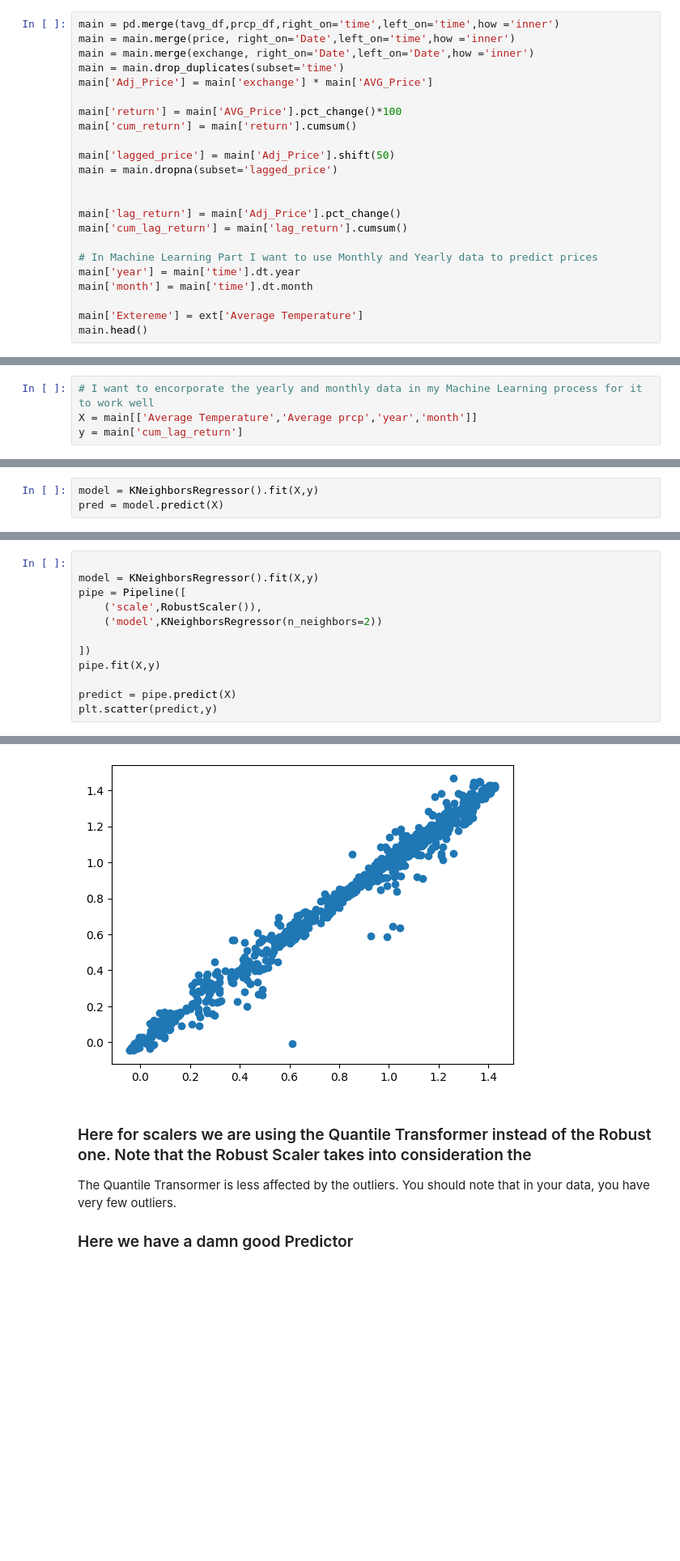
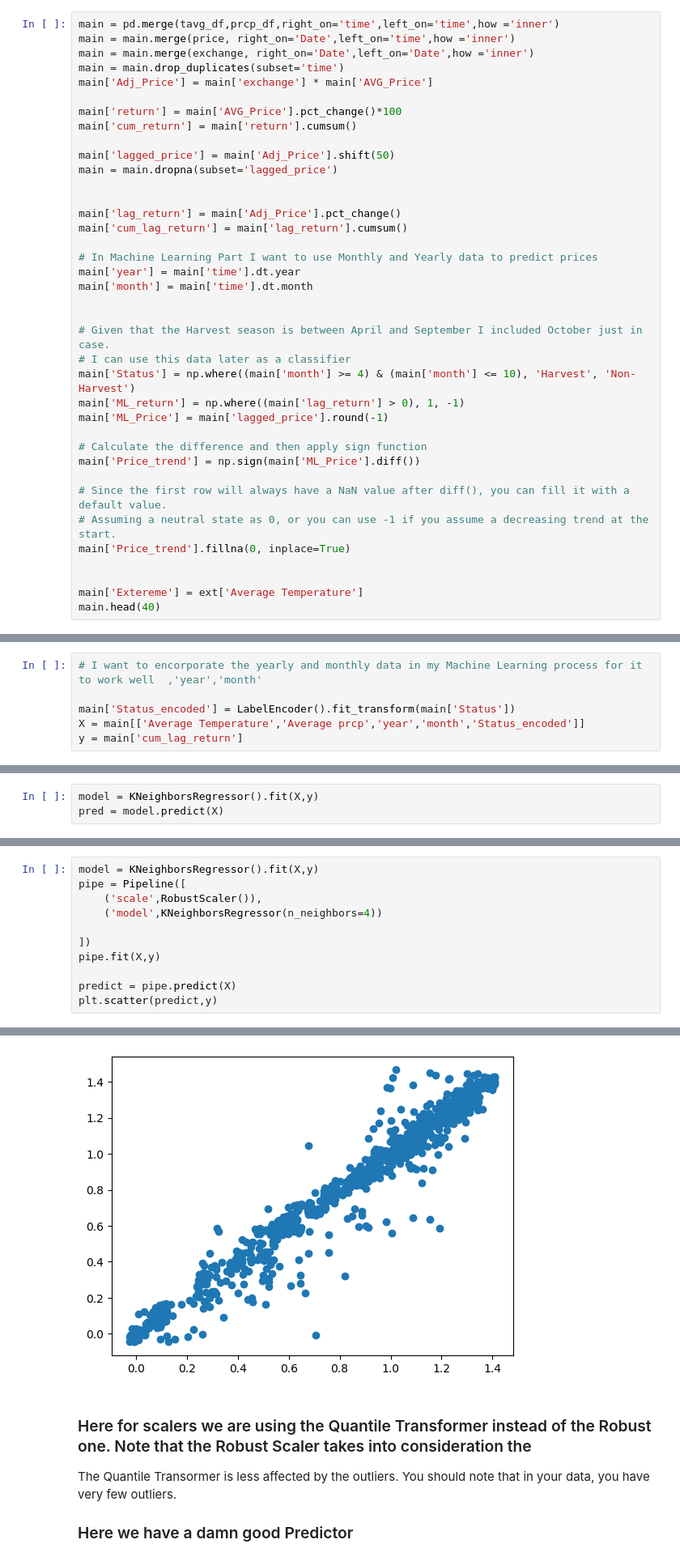
Before and after one commit to maseehfaizan/Project_code, a Jupyter notebook: Master.ipynb, the cells around one changed output, grey strips where cells are left out. Shown at 81% size. Cells and saved outputs as stored; diff of their text form; blank space fills up the shorter version.

Commit message:
Two different approches to Machine Learning processes, The second one is working much much better

```diff
--- a/Master.ipynb
+++ b/Master.ipynb
@@ -235,6 +250,21 @@ main['cum_lag_return'] = main['lag_return'].cumsum()
 main['year'] = main['time'].dt.year
 main['month'] = main['time'].dt.month
 
+
+# Given that the Harvest season is between April and September I included October just in case.
+# I can use this data later as a classifier
+main['Status'] = np.where((main['month'] >= 4) & (main['month'] <= 10), 'Harvest', 'Non-Harvest')
+main['ML_return'] = np.where((main['lag_return'] > 0), 1, -1)
+main['ML_Price'] = main['lagged_price'].round(-1)
+
+# Calculate the difference and then apply sign function
+main['Price_trend'] = np.sign(main['ML_Price'].diff())
+
+# Since the first row will always have a NaN value after diff(), you can fill it with a default value.
+# Assuming a neutral state as 0, or you can use -1 if you assume a decreasing trend at the start.
+main['Price_trend'].fillna(0, inplace=True)
+
+
 main['Extereme'] = ext['Average Temperature']
-main.head()
+main.head(40)
 # %% [output]
@@ -569,4 +637,6 @@ main.head()
 # %%
-# I want to encorporate the yearly and monthly data in my Machine Learning process for it to work well
-X = main[['Average Temperature','Average prcp','year','month']]
+# I want to encorporate the yearly and monthly data in my Machine Learning process for it to work well  ,'year','month'
+
+main['Status_encoded'] = LabelEncoder().fit_transform(main['Status'])
+X = main[['Average Temperature','Average prcp','year','month','Status_encoded']]
 y = main['cum_lag_return']
@@ -615,18 +693,17 @@ plt.scatter(predict,y)
 # %%
-
 model = KNeighborsRegressor().fit(X,y)
 pipe = Pipeline([
     ('scale',RobustScaler()),
-    ('model',KNeighborsRegressor(n_neighbors=2))
+    ('model',KNeighborsRegressor(n_neighbors=4))
 
 ])
 pipe.fit(X,y)
 
 predict = pipe.predict(X)
 plt.scatter(predict,y)
 # %% [output]
 <matplotlib.collections.PathCollection at 0x...>
-[figure, old version]
+[figure, new version]
 # %% [markdown]
 ### Here for scalers we are using the Quantile Transformer instead of the Robust one. Note that the Robust Scaler takes into consideration the
 
```
Also changed, not shown: parts of 39 cells of this notebook.
